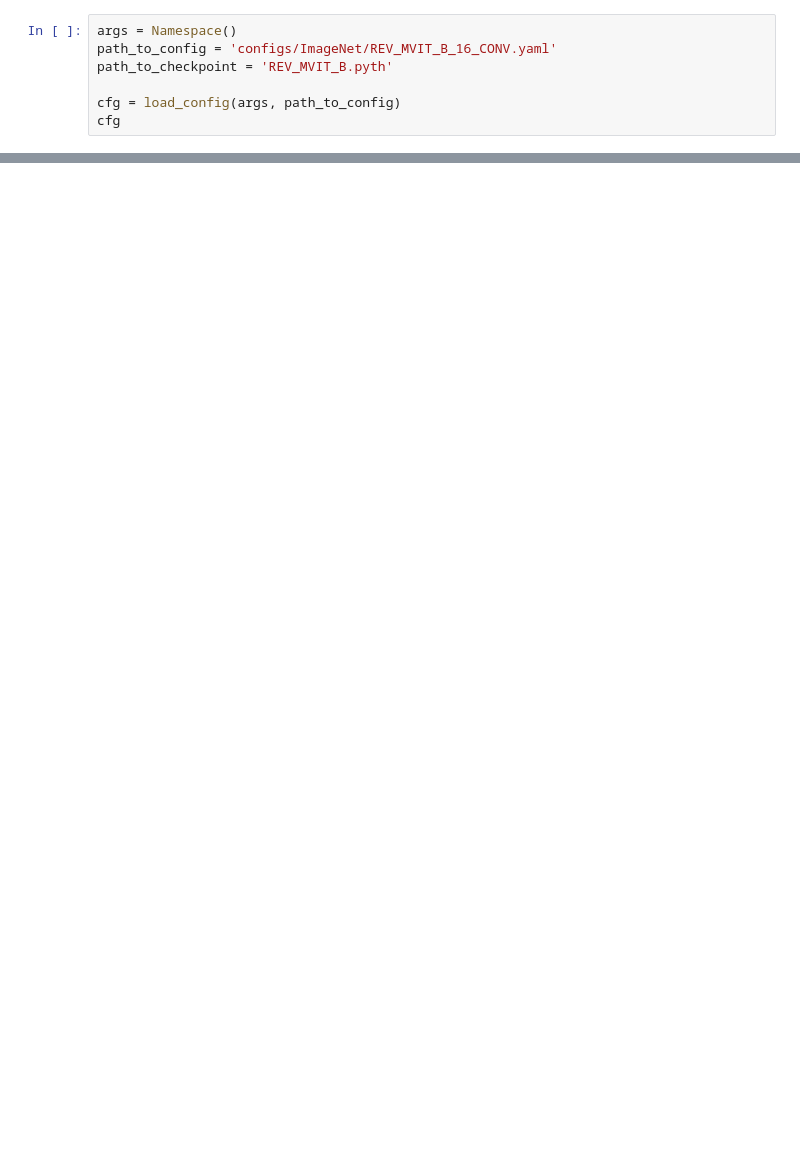
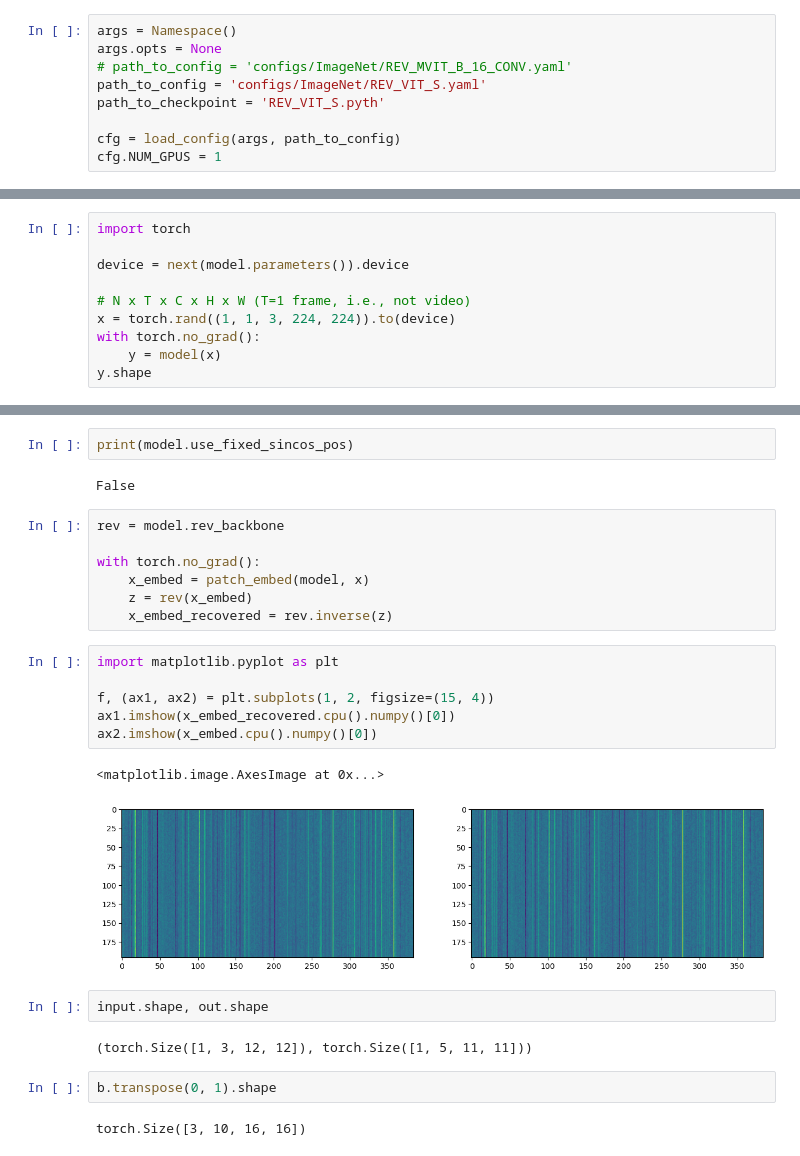
Before and after one commit to craymichael/SlowFast-Rev-ViT, a Jupyter notebook: rev-vit-explore.ipynb, the cells around one changed output, grey strips where cells are left out. Drawn from its saved outputs; the diff is of its cells as text; blank space fills up the shorter version.

Commit message:
Invertible patch embedding WIP

```diff
--- a/rev-vit-explore.ipynb
+++ b/rev-vit-explore.ipynb
@@ -14,9 +10,11 @@ ModuleNotFoundError: No module named 'detectron2.layers'; 'detectron2' is not a
 # %%
 args = Namespace()
-path_to_config = 'configs/ImageNet/REV_MVIT_B_16_CONV.yaml'
-path_to_checkpoint = 'REV_MVIT_B.pyth'
+args.opts = None
+# path_to_config = 'configs/ImageNet/REV_MVIT_B_16_CONV.yaml'
+path_to_config = 'configs/ImageNet/REV_VIT_S.yaml'
+path_to_checkpoint = 'REV_VIT_S.pyth'
 
 cfg = load_config(args, path_to_config)
-cfg
+cfg.NUM_GPUS = 1
 # %%
 model = build_model(cfg)
@@ -35,0 +56,10 @@ cu.load_checkpoint(
+# %%
+import torch
+
+device = next(model.parameters()).device
+
+# N x T x C x H x W (T=1 frame, i.e., not video)
+x = torch.rand((1, 1, 3, 224, 224)).to(device)
+with torch.no_grad():
+    y = model(x)
+y.shape
@@ -35,0 +118,28 @@ cu.load_checkpoint(
+# %%
+print(model.use_fixed_sincos_pos)
+# %% [output]
+False
+# %%
+rev = model.rev_backbone
+
+with torch.no_grad():
+    x_embed = patch_embed(model, x)
+    z = rev(x_embed)
+    x_embed_recovered = rev.inverse(z)
+# %%
+import matplotlib.pyplot as plt
+
+f, (ax1, ax2) = plt.subplots(1, 2, figsize=(15, 4))
+ax1.imshow(x_embed_recovered.cpu().numpy()[0])
+ax2.imshow(x_embed.cpu().numpy()[0])
+# %% [output]
+<matplotlib.image.AxesImage at 0x...>
+[figure, added]
+# %%
+input.shape, out.shape
+# %% [output]
+(torch.Size([1, 3, 12, 12]), torch.Size([1, 5, 11, 11]))
+# %%
+b.transpose(0, 1).shape
+# %% [output]
+torch.Size([3, 10, 16, 16])
```
Also changed, not shown: parts of 9 cells of this notebook, 2 other files.
